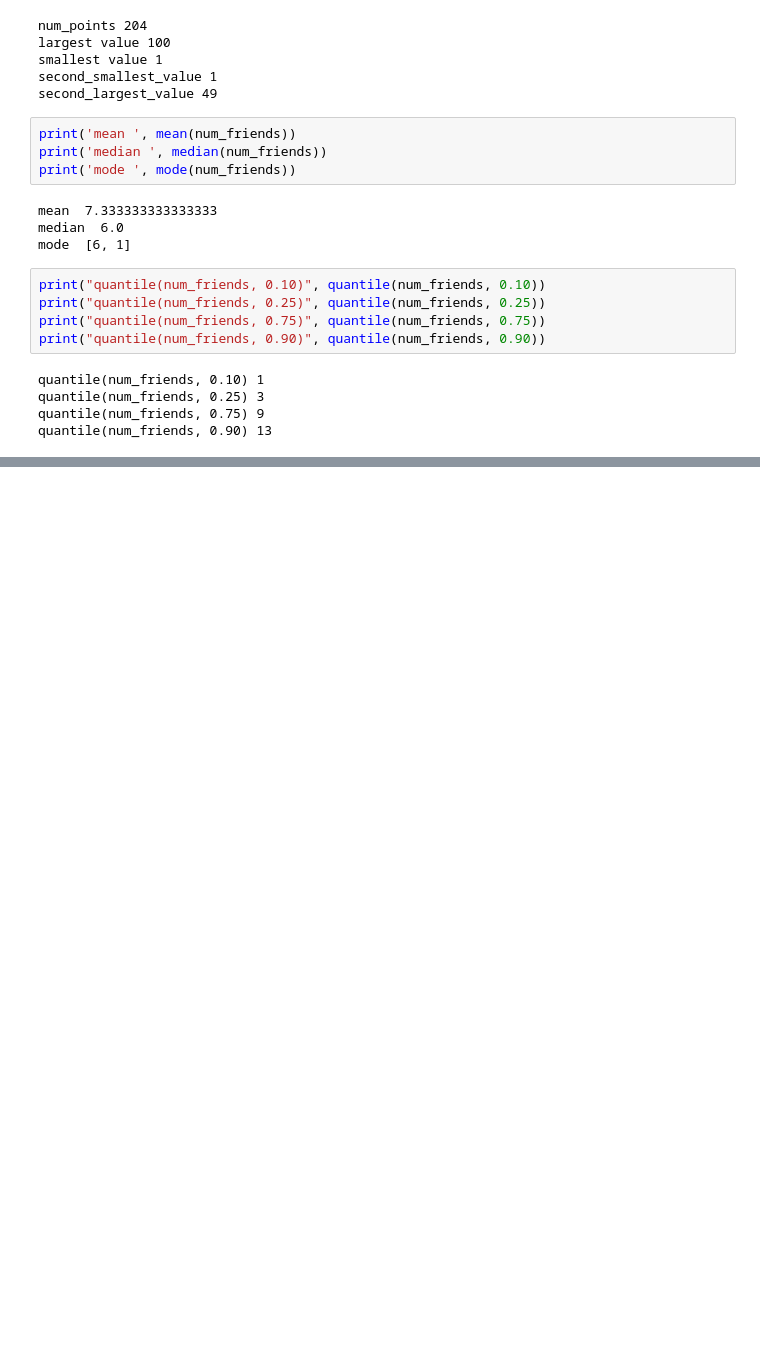
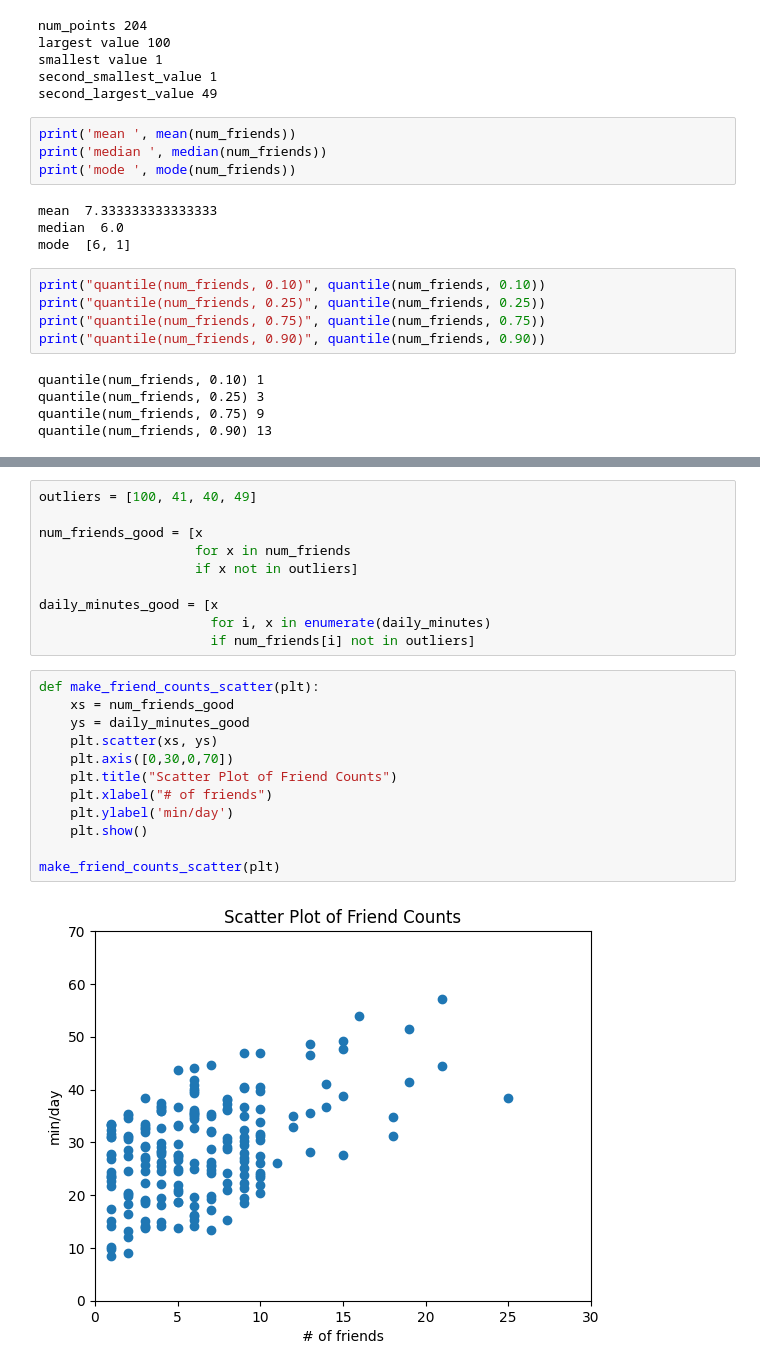
Before and after one commit to jamespairepo/_Reference, a Jupyter notebook: data_science_from_scratch/stats.ipynb, the cells around one changed output, grey strips where cells are left out. Cells and saved outputs as stored; diff of their text form; blank space fills up the shorter version.

```diff
--- a/data_science_from_scratch/stats.ipynb
+++ b/data_science_from_scratch/stats.ipynb
@@ -83,0 +142,24 @@ quantile(num_friends, 0.90) 13
+# %%
+outliers = [100, 41, 40, 49]
+
+num_friends_good = [x
+                    for x in num_friends
+                    if x not in outliers]
+
+daily_minutes_good = [x
+                      for i, x in enumerate(daily_minutes)
+                      if num_friends[i] not in outliers]
+# %%
+def make_friend_counts_scatter(plt):
+    xs = num_friends_good
+    ys = daily_minutes_good
+    plt.scatter(xs, ys)
+    plt.axis([0,30,0,70])
+    plt.title("Scatter Plot of Friend Counts")
+    plt.xlabel("# of friends")
+    plt.ylabel('min/day')
+    plt.show()
+
+make_friend_counts_scatter(plt)
+# %% [output]
+[figure, added]
```
Also changed, not shown: parts of 6 cells of this notebook.
